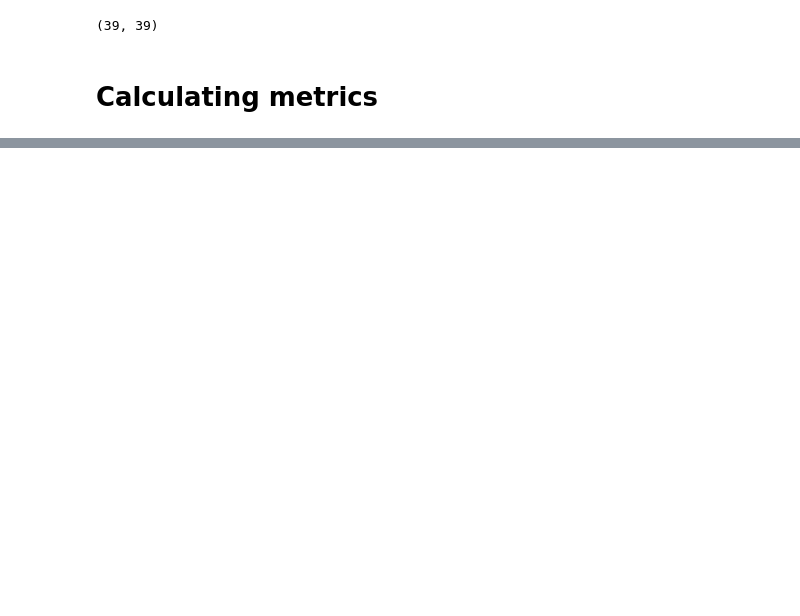
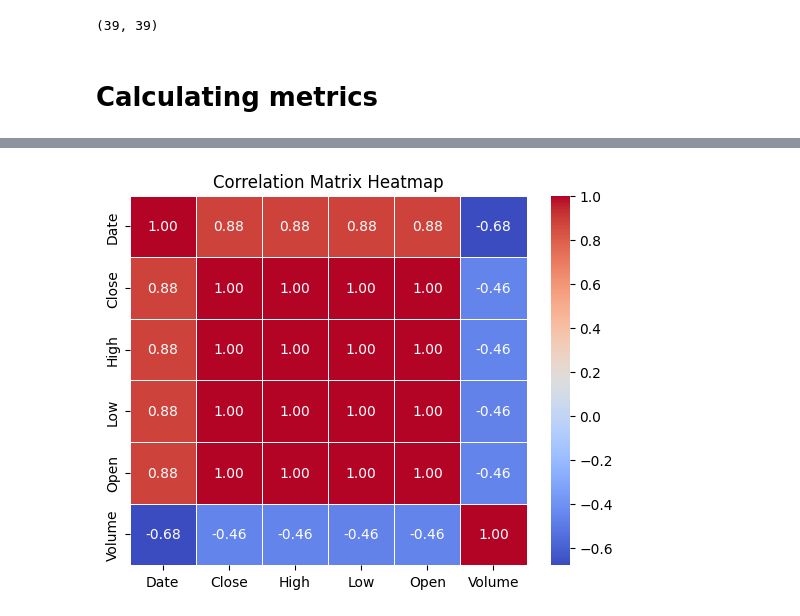
Before and after one commit to KarthikeyanBaskaran/StockPrediction, a Jupyter notebook: Capstone_Microsoft.ipynb, the cells around one changed output, grey strips where cells are left out. Cells and saved outputs as stored; diff of their text form; code cells hidden in the pictures; blank space fills up the shorter version.

```diff
--- a/Capstone_Microsoft.ipynb
+++ b/Capstone_Microsoft.ipynb
@@ -306,0 +429,4 @@ r2_score(actual['Close'], predicted_prices)
+# %%
+# prompt: filter from index 2020-01-01
+
+df = GOOG[GOOG['Date'] >= '2020-01-01'].reset_index(drop=True)
@@ -306,0 +491,12 @@ r2_score(actual['Close'], predicted_prices)
+# %%
+# prompt: create a corelation matrix for df
+import seaborn as sns
+import matplotlib.pyplot as plt
+
+correlation_matrix = df.corr()
+
+sns.heatmap(correlation_matrix, annot=True, cmap='coolwarm', fmt='.2f', linewidths=0.5)
+plt.title("Correlation Matrix Heatmap")
+plt.show()
+# %% [output]
+[figure, added]
```
Also changed, not shown: parts of 22 cells of this notebook.
